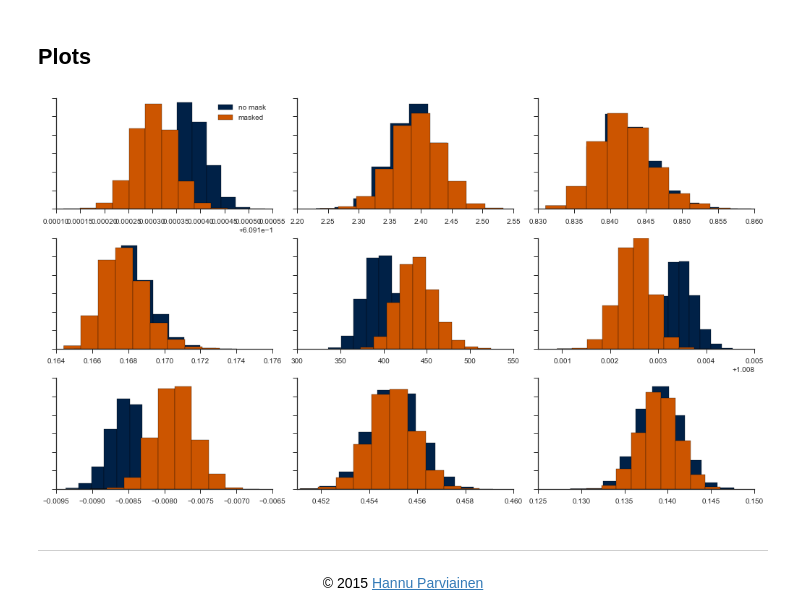
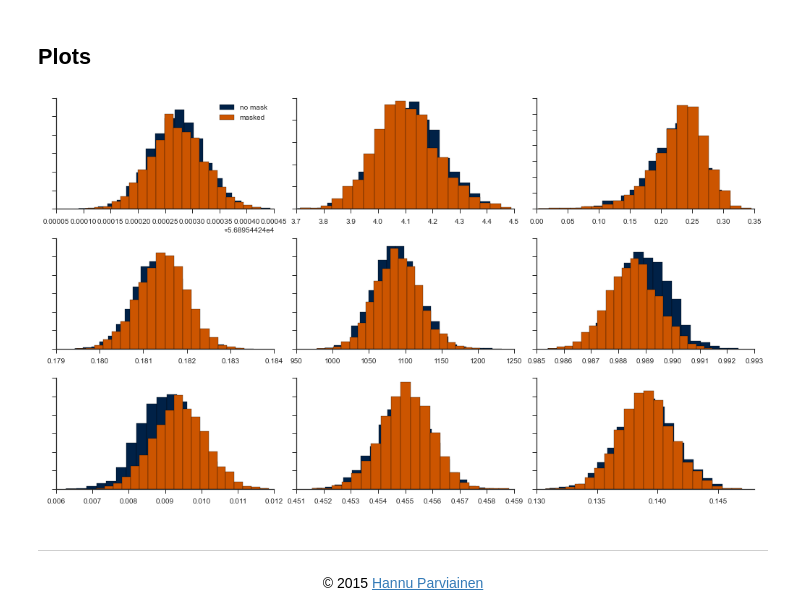
Before and after one commit to hpparvi/Parviainen-2017-WASP-80b, a Jupyter notebook: 04_a_broadband_wn_modellingWASP.ipynb, the cells around one changed output. Drawn from its saved outputs; the diff is of its cells as text; code cells hidden in the pictures.

Commit message:
adding bb and nb modelling notebooks updating plots

```diff
--- a/04_a_broadband_wn_modellingWASP.ipynb
+++ b/04_a_broadband_wn_modellingWASP.ipynb
@@ -31,7 +31,7 @@ class PE(object):
         df_lc  = pd.read_hdf('results/light_curves.h5', wfname)
         msk = array(df_aux.bad_mask, dtype=np.bool)
 
-        self.lpf = LPFunction(array(df_aux.mjd-56846+0.5)[msk], df_lc.white[msk], df_aux.airmass[msk], n_threads)
+        self.lpf = LPFunction(array(df_aux.mjd+0.5)[msk], df_lc.white[msk], df_aux.airmass[msk], n_threads)
         self.de = DiffEvol(self.lpf, self.lpf.ps.bounds, n_walkers, maximize=True, C=0.85, F=0.25)
         self.sampler = EnsembleSampler(self.de.n_pop, self.lpf.ps.ndim, self.lpf)
 
@@ -112,8 +114,8 @@ pe_m.chain[:,::,0].shape
 # %% [markdown]
 ## Create and save the dataframes
 # %%
-dfn = pe_n.create_dataframe(20, 2)
-dfm = pe_m.create_dataframe(20, 2)
+dfn = pe_n.create_dataframe(20, 5)
+dfm = pe_m.create_dataframe(20, 5)
 # %%
 hdf = HDFStore(join('results','pe.h5'))
 hdf.put('bb/wn_nomask', dfn, format='table', data_columns=True)
@@ -124,20 +126,21 @@ hdf.close()
 # %%
 dfn['e_ppm'] = 1e6*dfn.e
 dfm['e_ppm'] = 1e6*dfm.e
 
 pars = 'tc rho b k e_ppm c x u v'.split()
 
+
 with sb.axes_style('ticks'):
     fig,axs = subplots(3,3,figsize=(14,8))
     for i,p in enumerate(pars):
-        dfn[p].hist(ax=axs.flat[i], fc=cp[0], label='no mask', grid=False)
-        dfm[p].hist(ax=axs.flat[i], fc=cp[1], label='masked', grid=False)
+        dfn[p].hist(ax=axs.flat[i], bins=20, fc=cp[0], label='no mask', grid=False)
+        dfm[p].hist(ax=axs.flat[i], bins=20, fc=cp[1], label='masked', grid=False)
         setp(axs.flat[i].get_yticklabels(), visible=False)
     axs.flat[0].legend()
     sb.despine(fig)
     fig.tight_layout()
 # %% [output]
-[figure, old version]
+[figure, new version]
 # %% [markdown]
 ---
 <center> &copy; 2015 <a href="mailto:hannu.parviainen@physics.ox.ac.uk">Hannu Parviainen</a></center>
```
Also changed, not shown: parts of 5 cells of this notebook, 12 other files.
